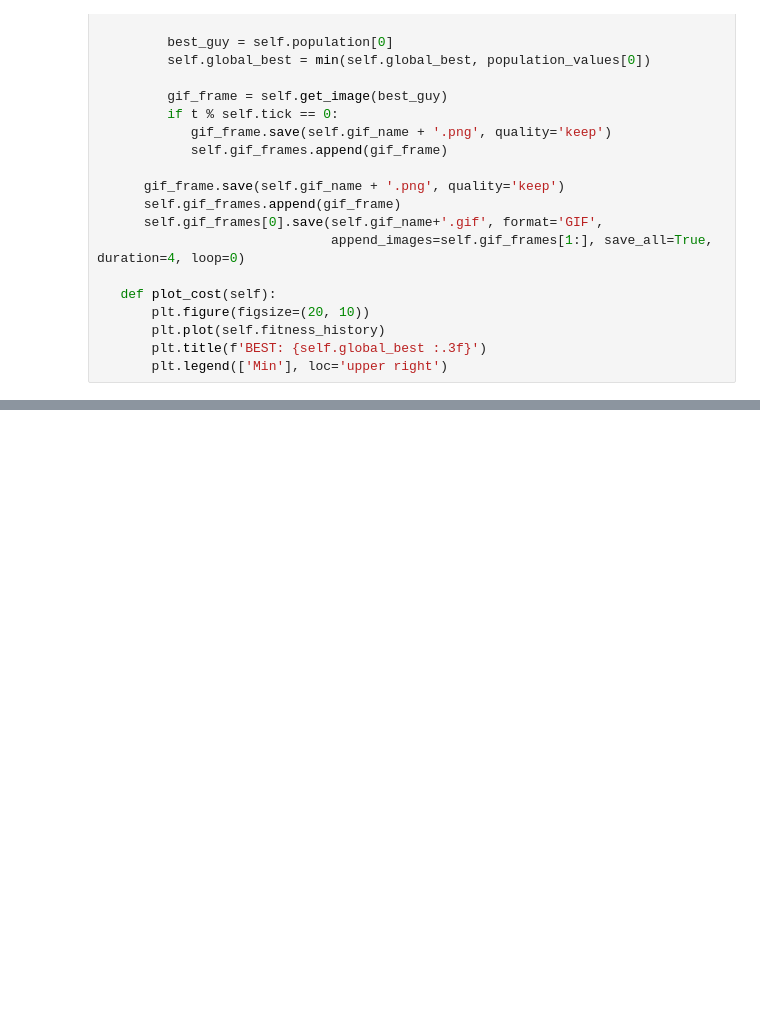
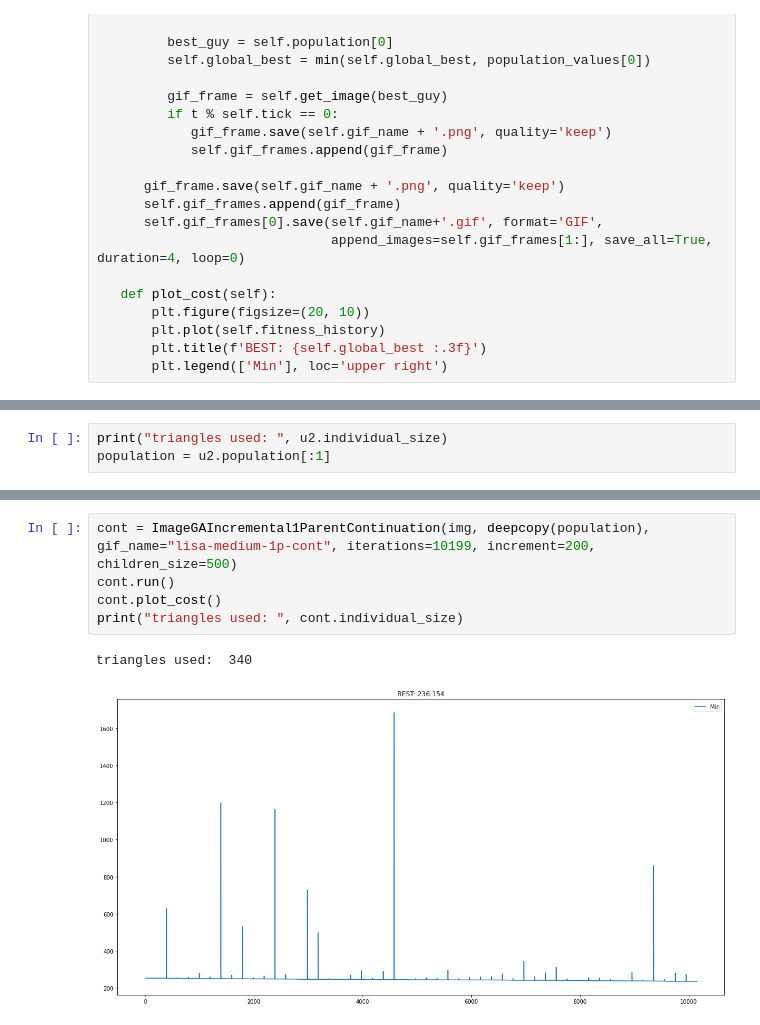
Before and after one commit to ItachiEU/evolutionary-painting, a Jupyter notebook: source/MonaLisa.ipynb, the cells around one changed output, grey strips where cells are left out. Cells and saved outputs as stored; diff of their text form; blank space fills up the shorter version.

```diff
--- a/source/MonaLisa.ipynb
+++ b/source/MonaLisa.ipynb
@@ -982,0 +983,3 @@ AttributeError: 'ImageGAIncremental3' object has no attribute 'plot'
+# %%
+print("triangles used: ", u2.individual_size)
+population = u2.population[:1]
@@ -982,0 +1119,8 @@ AttributeError: 'ImageGAIncremental3' object has no attribute 'plot'
+# %%
+cont = ImageGAIncremental1ParentContinuation(img, deepcopy(population), gif_name="lisa-medium-1p-cont", iterations=10199, increment=200, children_size=500)
+cont.run()
+cont.plot_cost()
+print("triangles used: ", cont.individual_size)
+# %% [output]
+triangles used:  340
+[figure, added]
```
Also changed, not shown: parts of 4 cells of this notebook, 6 other files.
